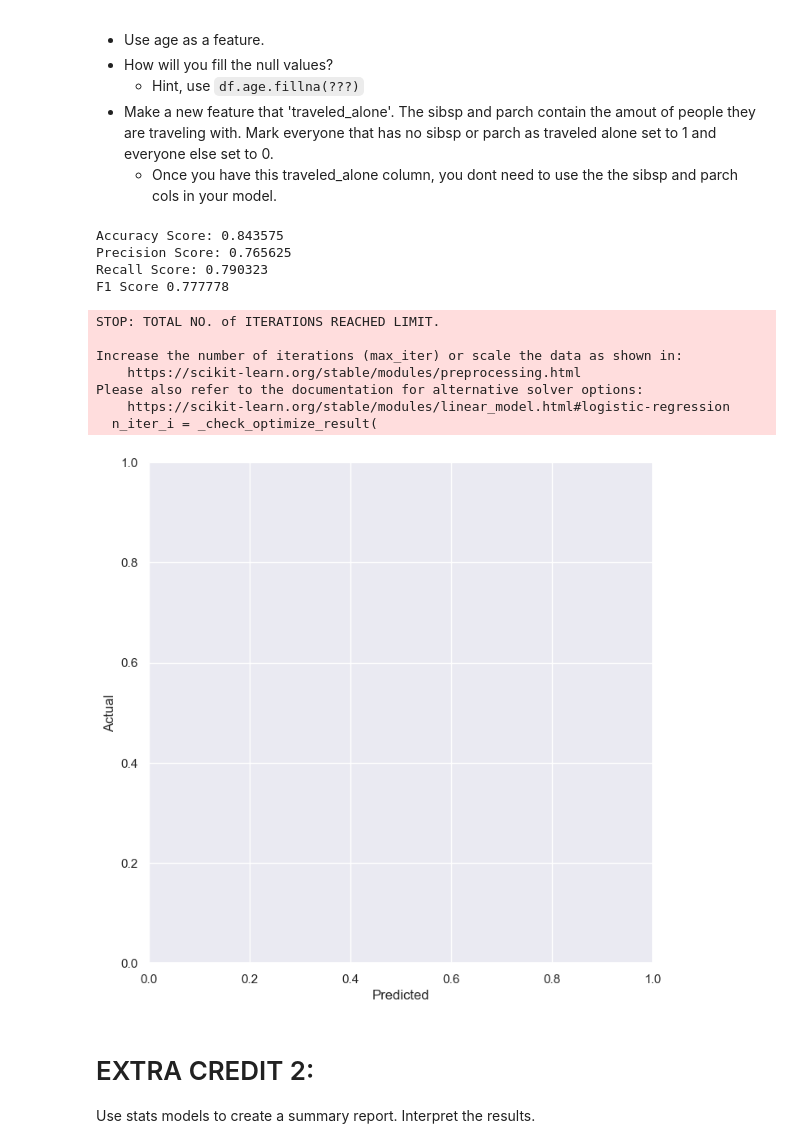
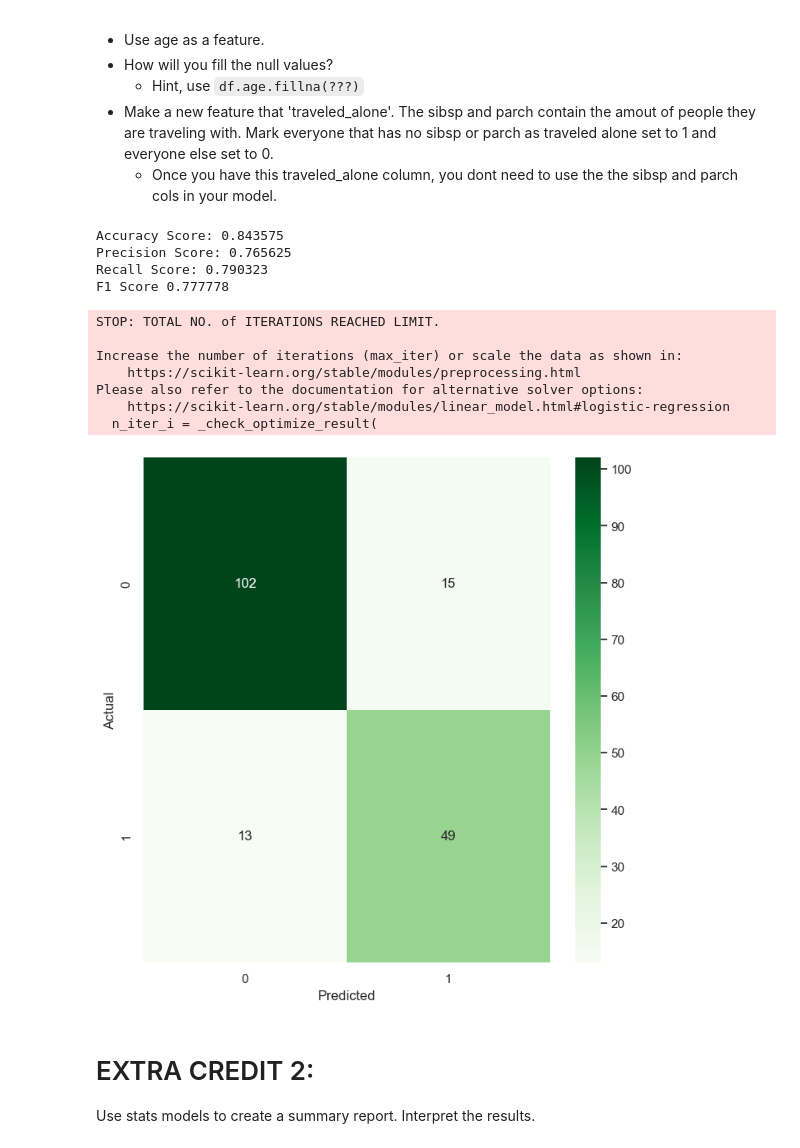
Before and after one commit to azhu000/my-fork-2023-fall-data-science, a Jupyter notebook: Week-03-Intro-To-ML/Exercise-AZ.ipynb, the cells around one changed output. Cells and saved outputs as stored; diff of their text form; code cells hidden in the pictures.

```diff
--- a/Week-03-Intro-To-ML/Exercise-AZ.ipynb
+++ b/Week-03-Intro-To-ML/Exercise-AZ.ipynb
@@ -381,34 +381,37 @@ accuracy_3 = accuracy_score(y_test, y_pred_3)
 precision_3 = precision_score(y_test, y_pred_3)
 
 # Calculate our recall score
 recall_3 = recall_score(y_test, y_pred_3)
 
 # Calculate your f1-score
 f1_3 = f1_score(y_test, y_pred_3)
 
 # Print each of our scores to inspect performance.
 print("Accuracy Score: %f" % accuracy_3)
 print("Precision Score: %f" % precision_3)
 print("Recall Score: %f" % recall_3)
 print('F1 Score %f' % f1_3)
 
 # Plot your confusion matrix.
+
+cm = confusion_matrix(y_test, y_pred_3)
 fig = plt.figure(figsize=(8,8))
+ax = sns.heatmap(cm, annot=True, cmap='Greens', fmt='g')
 plt.xlabel('Predicted')
 plt.ylabel('Actual');
 # %% [output]
 Accuracy Score: 0.843575
 Precision Score: 0.765625
 Recall Score: 0.790323
 F1 Score 0.777778
 STOP: TOTAL NO. of ITERATIONS REACHED LIMIT.
 
 Increase the number of iterations (max_iter) or scale the data as shown in:
     https://scikit-learn.org/stable/modules/preprocessing.html
 Please also refer to the documentation for alternative solver options:
     https://scikit-learn.org/stable/modules/linear_model.html#logistic-regression
   n_iter_i = _check_optimize_result(
-[figure, old version]
+[figure, new version]
 # %% [markdown]
 # EXTRA CREDIT 2:
 
```
Also changed, not shown: parts of 1 cell of this notebook.
